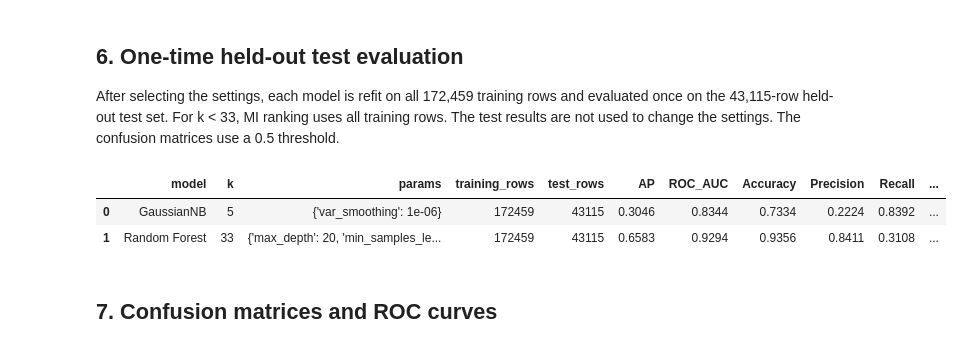
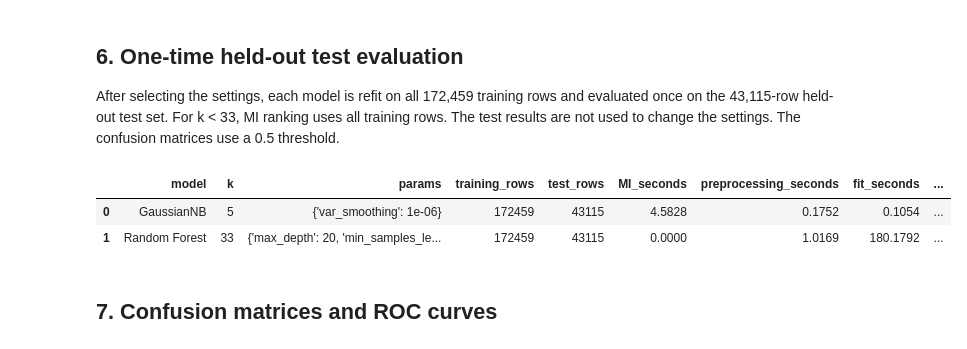
Before and after one commit to fleur0121/CMPT455-project-Nagano, a Jupyter notebook: notebooks/03_classification_comparison.ipynb, the cells around one changed output. Saved outputs shown, nothing was run; the diff lists cells and outputs as text; code cells hidden in the pictures.

```diff
--- a/notebooks/03_classification_comparison.ipynb
+++ b/notebooks/03_classification_comparison.ipynb
@@ -10,10 +10,13 @@ Average precision (AP) is the main metric. ROC-AUC, accuracy, precision, recall,
 from pathlib import Path
 import sys
 import time
+import platform
 
+experiment_started = time.perf_counter()
 import matplotlib.pyplot as plt
 import numpy as np
 import pandas as pd
+import sklearn
 from IPython.display import display
 get_ipython().run_line_magic("matplotlib", "inline")
 from sklearn.ensemble import RandomForestClassifier
@@ -37,6 +40,9 @@ from sklearn.model_selection import (
 )
 from sklearn.naive_bayes import GaussianNB
 from sklearn.preprocessing import OrdinalEncoder
+from threadpoolctl import threadpool_limits
+
+thread_limit = threadpool_limits(limits=1)
 
 cwd = Path.cwd()
 repo_root = cwd if (cwd / "src" / "preprocessing.py").exists() else cwd.parent
@@ -65,7 +71,8 @@ folds = list(StratifiedKFold(
     n_splits=5, shuffle=True, random_state=42
 ).split(X_dev, y_dev))
 
-FEATURE_COUNTS = [5, 10, 15, 20, 25, 33]
+FEATURE_COUNTS = [5, 10, 15, 17, 20, 25, 33]
+print(f"Python {platform.python_version()}; sklearn {sklearn.__version__}; pandas {pd.__version__}; numpy {np.__version__}")
 print(f"Original features: {X.shape[1]}")
 print(f"Training rows: {len(X_train):,}; held-out test rows: {len(X_test):,}")
 print(f"CV sample rows: {len(X_dev):,}; positive rate: {y_dev.mean():.4f}")
@@ -296,6 +308,7 @@ for model_name, grid in parameter_grids.items():
             "ROC_AUC_mean": scores["ROC_AUC"].mean(),
             "F1_mean": scores["F1"].mean(),
             "fit_seconds_mean": scores["fit_seconds"].mean(),
+            "predict_seconds_mean": scores["predict_seconds"].mean(),
         })
 
 tuning_summary = pd.DataFrame(tuning_rows)
@@ -356,42 +369,55 @@ for _, choice in best_tuning.iterrows():
     params = choice["params"]
 
     # Reuse CV-selected k and parameters. Rank on all training rows for k < 33.
+    mi_seconds = 0.0
     if k == X_train.shape[1]:
         selected = list(X_train.columns)
     else:
+        started = time.perf_counter()
         selected = rank_features_by_mi(X_train, y_train)["feature"].head(k).tolist()
+        mi_seconds = time.perf_counter() - started
 
     X_train_k, X_test_k = X_train[selected], X_test[selected]
     preprocessor = build_preprocessor(X_train_k, log_money=False)
+    started = time.perf_counter()
     Z_train = preprocessor.fit_transform(X_train_k)
     Z_test = preprocessor.transform(X_test_k)
     if model_name == "GaussianNB" and hasattr(Z_train, "toarray"):
         Z_train, Z_test = Z_train.toarray(), Z_test.toarray()
+    preprocessing_seconds = time.perf_counter() - started
 
     model = make_model(model_name, params)
+    started = time.perf_counter()
     model.fit(Z_train, y_train)
+    fit_seconds = time.perf_counter() - started
+    started = time.perf_counter()
     probability = model.predict_proba(Z_test)[:, 1]
+    predict_seconds = time.perf_counter() - started
     predicted = (probability >= 0.5).astype(int)
     final_models[model_name] = (model, preprocessor, selected)
     final_predictions[model_name] = (probability, predicted)
     final_fit_rows[model_name] = len(X_train)
     final_rows.append({
         "model": model_name, "k": k, "params": params,
         "training_rows": len(X_train), "test_rows": len(X_test),
+        "MI_seconds": mi_seconds,
+        "preprocessing_seconds": preprocessing_seconds,
+        "fit_seconds": fit_seconds,
+        "predict_seconds": predict_seconds,
         "AP": average_precision_score(y_test, probability),
         "ROC_AUC": roc_auc_score(y_test, probability),
         "Accuracy": accuracy_score(y_test, predicted),
         "Precision": precision_score(y_test, predicted, zero_division=0),
         "Recall": recall_score(y_test, predicted, zero_division=0),
         "F1": f1_score(y_test, predicted, zero_division=0),
     })
 
 test_summary = pd.DataFrame(final_rows)
 display(test_summary.round(4))
 # %% [output]
-|  | model | k | params | training_rows | test_rows | AP | ROC_AUC | Accuracy | Precision | Recall | ... |
-| 0 | GaussianNB | 5 | {'var_smoothing': 1e-06} | 172459 | 43115 | 0.3046 | 0.8344 | 0.7334 | 0.2224 | 0.8392 | ... |
-| 1 | Random Forest | 33 | {'max_depth': 20, 'min_samples_le... | 172459 | 43115 | 0.6583 | 0.9294 | 0.9356 | 0.8411 | 0.3108 | ... |
+|  | model | k | params | training_rows | test_rows | MI_seconds | preprocessing_seconds | fit_seconds | ... |
+| 0 | GaussianNB | 5 | {'var_smoothing': 1e-06} | 172459 | 43115 | 4.5828 | 0.1752 | 0.1054 | ... |
+| 1 | Random Forest | 33 | {'max_depth': 20, 'min_samples_le... | 172459 | 43115 | 0.0000 | 1.0169 | 180.1792 | ... |
 # %% [markdown]
 ## 7. Confusion matrices and ROC curves
 # %%
```
Also changed, not shown: parts of 5 cells of this notebook, 12 other files.
